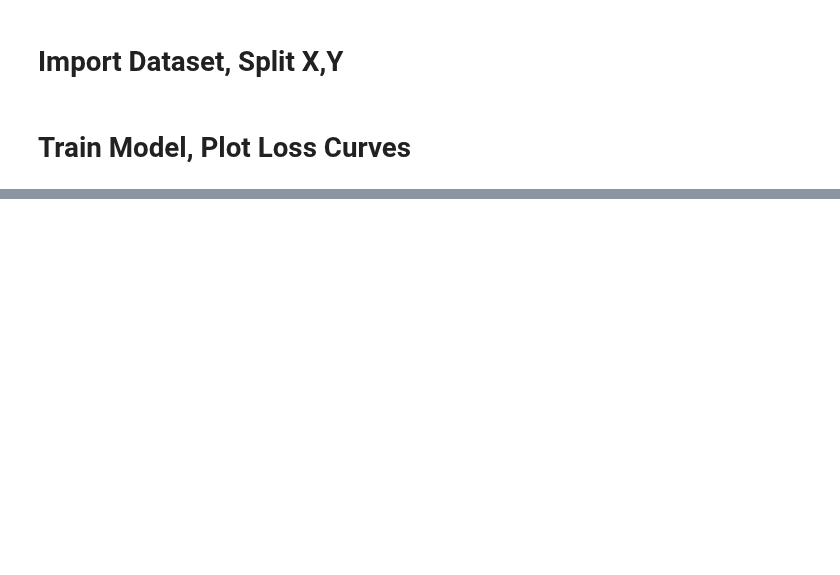
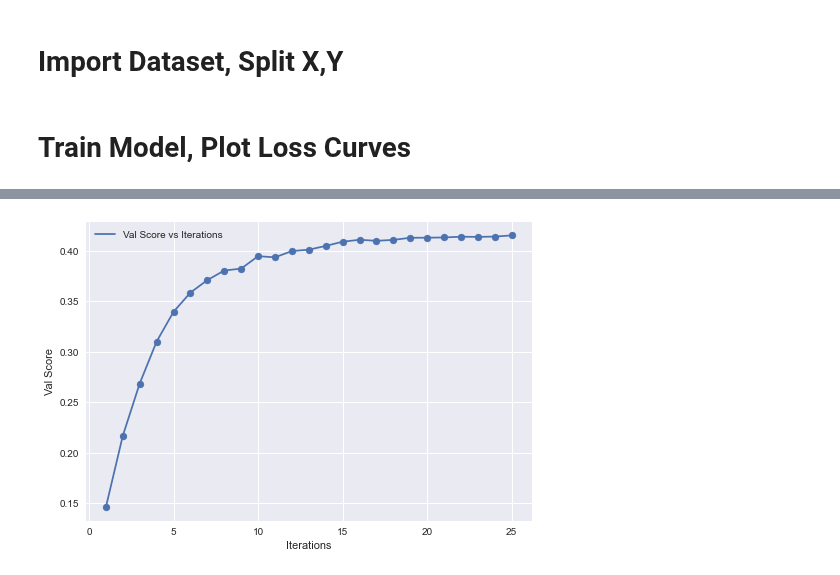
Before and after one commit to PritishWadhwa/IMDb-Movie-Rating-Predictor, a Jupyter notebook: Regression/Linear_Best_Model_Loss_Vs_Itr_Graphs.ipynb, the cells around one changed output, grey strips where cells are left out. Drawn from its saved outputs; the diff is of its cells as text; code cells hidden in the pictures; blank space fills up the shorter version.

```diff
--- a/Regression/Linear_Best_Model_Loss_Vs_Itr_Graphs.ipynb
+++ b/Regression/Linear_Best_Model_Loss_Vs_Itr_Graphs.ipynb
@@ -37,0 +71,11 @@ None
+# %%
+plt.style.use('seaborn')
+plt.scatter([1,2,3,4,5,6,7,8,9,10,11,12,13,14,15,16,17,18,19,20,21,22,23,24,25],val_score_list)
+plt.plot([1,2,3,4,5,6,7,8,9,10,11,12,13,14,15,16,17,18,19,20,21,22,23,24,25],val_score_list, label='Val Score vs Iterations')
+plt.xlabel('Iterations')
+plt.ylabel('Val Score')
+plt.legend()
+plt.savefig('Graphs/regression_val_vs_score_itr.png')
+plt.show()
+# %% [output]
+[figure, added]
```
Also changed, not shown: parts of 7 cells of this notebook, 4 other files.
